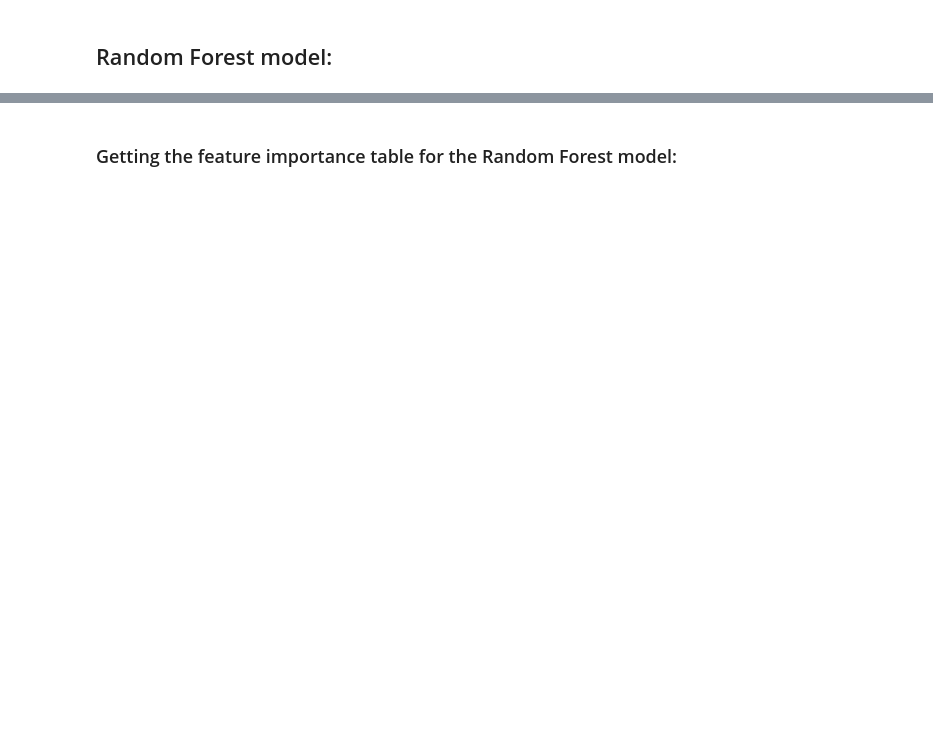
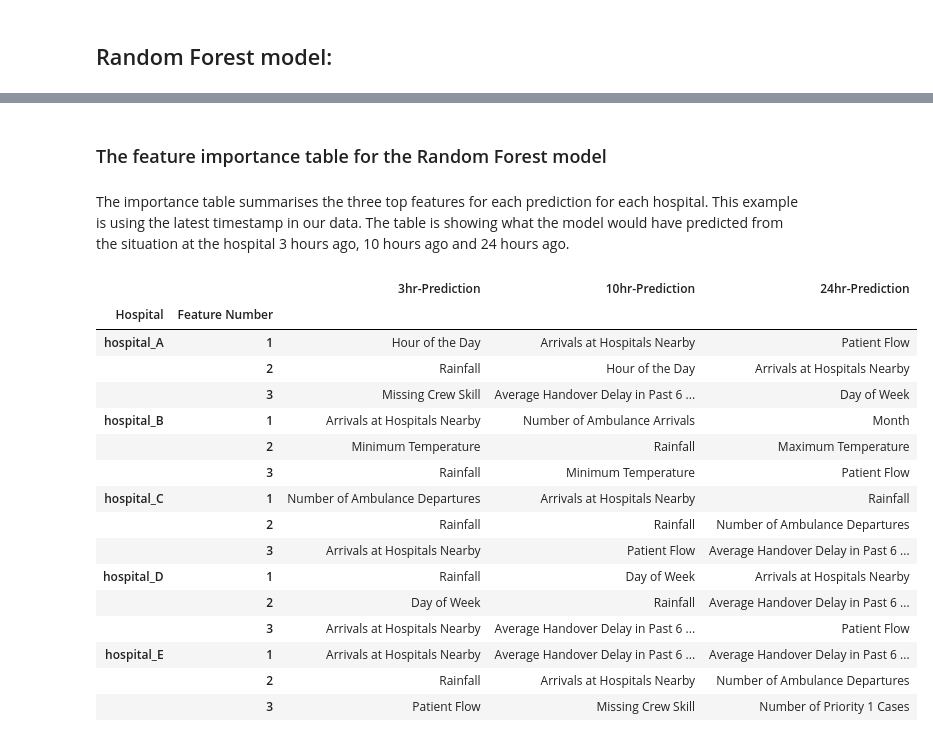
Before and after one commit to nhsx-mirror/skunkworks-ambulance-queueing-prediction, a Jupyter notebook: notebooks/03-modelling.ipynb, the cells around one changed output, grey strips where cells are left out. Saved outputs shown, nothing was run; the diff lists cells and outputs as text; code cells hidden in the pictures; blank space fills up the shorter version.

```diff
--- a/notebooks/03-modelling.ipynb
+++ b/notebooks/03-modelling.ipynb
@@ -242,6 +199,28 @@ df_results.to_csv('../outputs/random_forest_results_table.csv')
 # %% [markdown]
-### Getting the feature importance table for the Random Forest model:
+### The feature importance table for the Random Forest model
+# %% [markdown]
+The importance table summarises the three top features for each prediction for each hospital. This example is using the latest timestamp in our data. The table is showing what the model would have predicted from the situation at the hospital 3 hours ago, 10 hours ago and 24 hours ago.
 # %%
 fake_random_forest_feature_importance_table = make_feature_importance_table(random_forest_fake_results_dict, list_of_fake_hospitals, keyword_to_english_map)
 df_feature_results = fake_random_forest_feature_importance_table
 df_feature_results.to_csv('../outputs/random_forest_feature_importance_table.csv')
+
+df_feature_results
+# %% [output]
+|  |  | 3hr-Prediction | 10hr-Prediction | 24hr-Prediction |
+| Hospital | Feature Number |  |  |  |
+| hospital_A | 1 | Hour of the Day | Arrivals at Hospitals Nearby | Patient Flow |
+|  | 2 | Rainfall | Hour of the Day | Arrivals at Hospitals Nearby |
+|  | 3 | Missing Crew Skill | Average Handover Delay in Past 6 ... | Day of Week |
+| hospital_B | 1 | Arrivals at Hospitals Nearby | Number of Ambulance Arrivals | Month |
+|  | 2 | Minimum Temperature | Rainfall | Maximum Temperature |
+|  | 3 | Rainfall | Minimum Temperature | Patient Flow |
+| hospital_C | 1 | Number of Ambulance Departures | Arrivals at Hospitals Nearby | Rainfall |
+|  | 2 | Rainfall | Rainfall | Number of Ambulance Departures |
+|  | 3 | Arrivals at Hospitals Nearby | Patient Flow | Average Handover Delay in Past 6 ... |
+| hospital_D | 1 | Rainfall | Day of Week | Arrivals at Hospitals Nearby |
+|  | 2 | Day of Week | Rainfall | Average Handover Delay in Past 6 ... |
+|  | 3 | Arrivals at Hospitals Nearby | Average Handover Delay in Past 6 ... | Patient Flow |
+| hospital_E | 1 | Arrivals at Hospitals Nearby | Average Handover Delay in Past 6 ... | Average Handover Delay in Past 6 ... |
+|  | 2 | Rainfall | Arrivals at Hospitals Nearby | Number of Ambulance Departures |
+|  | 3 | Patient Flow | Missing Crew Skill | Number of Priority 1 Cases |
```
Also changed, not shown: parts of 21 cells of this notebook.
